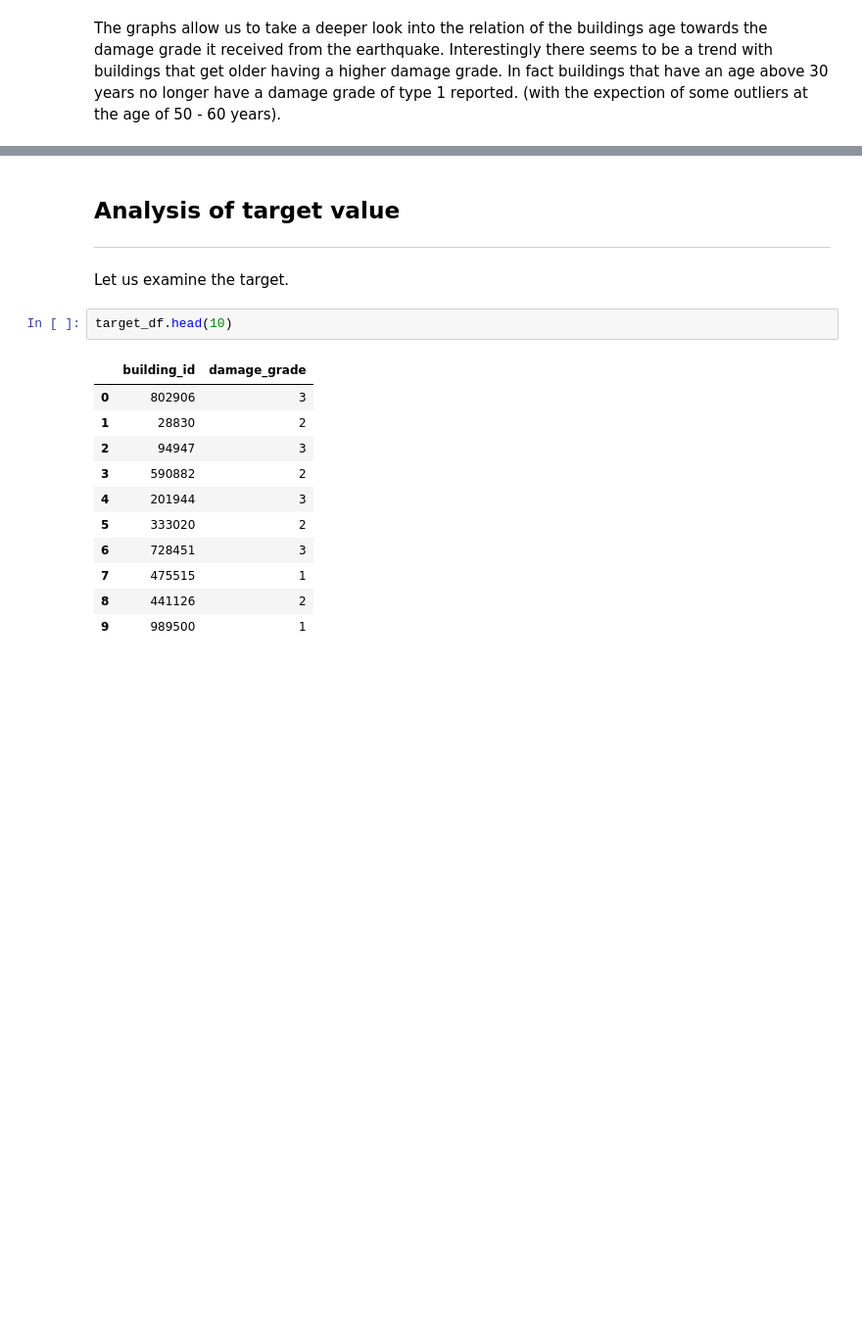
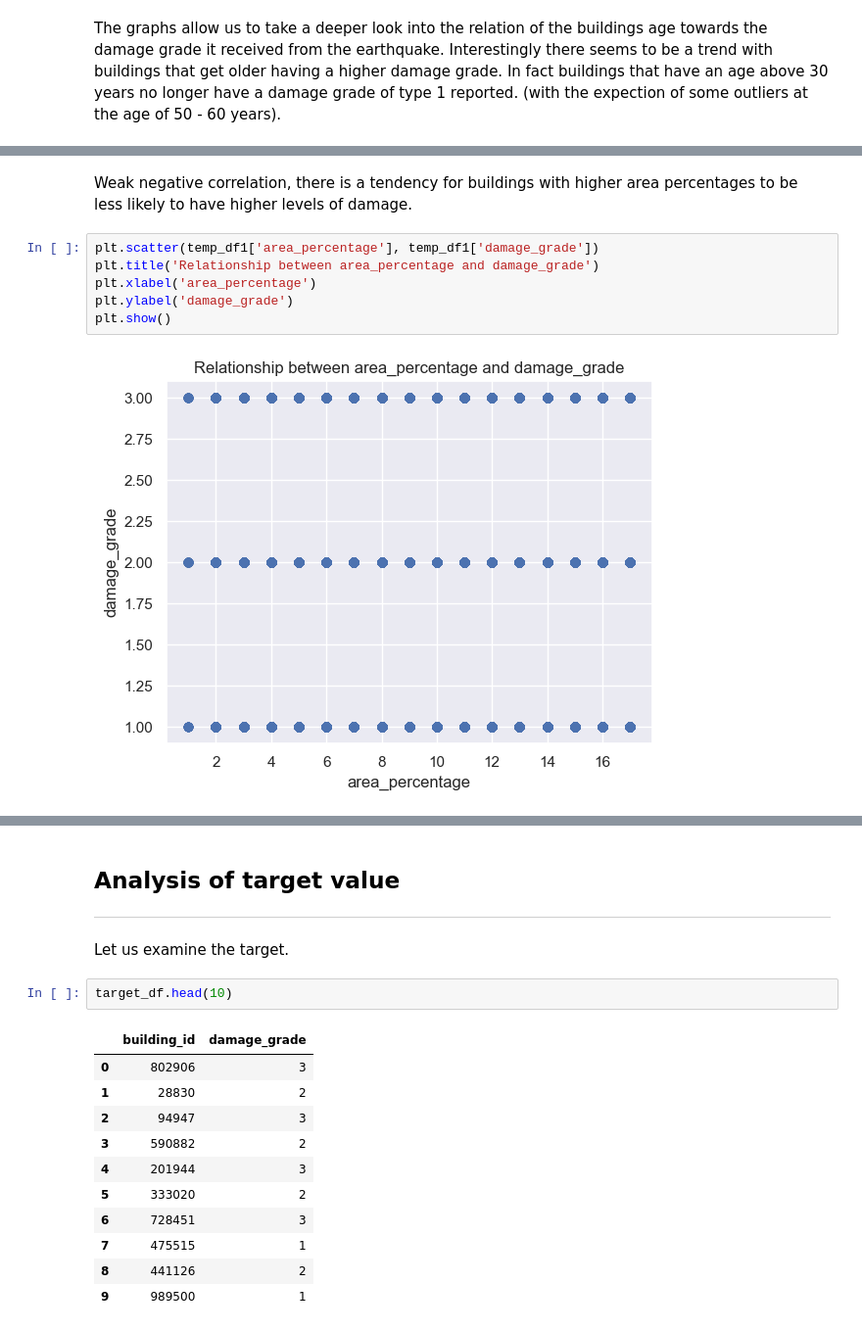
Before and after one commit to Sidies/-2015_Gorkha_earthquake_damage_prediction, a Jupyter notebook: notebooks/Exploration.ipynb, the cells around one changed output, grey strips where cells are left out. Shown at 98% size. Saved outputs shown, nothing was run; the diff lists cells and outputs as text; blank space fills up the shorter version.

```diff
--- a/notebooks/Exploration.ipynb
+++ b/notebooks/Exploration.ipynb
@@ -256,0 +304,10 @@ The graphs allow us to take a deeper look into the relation of the buildings age
+# %% [markdown]
+Weak negative correlation, there is a tendency for buildings with higher area percentages to be less likely to have higher levels of damage.
+# %%
+plt.scatter(temp_df1['area_percentage'], temp_df1['damage_grade'])
+plt.title('Relationship between area_percentage and damage_grade')
+plt.xlabel('area_percentage')
+plt.ylabel('damage_grade')
+plt.show()
+# %% [output]
+[figure, added]
```
Also changed, not shown: parts of 17 cells of this notebook.
